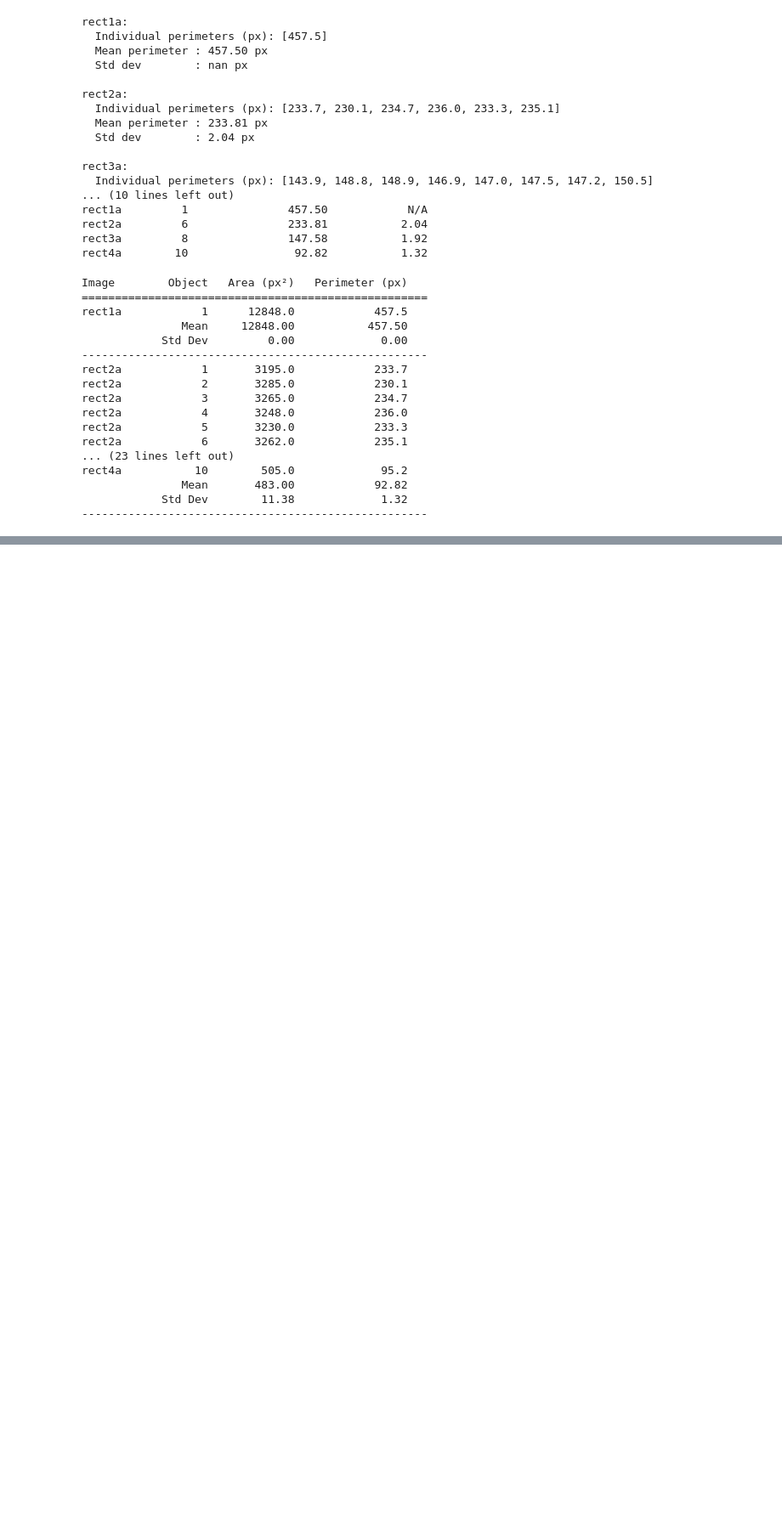
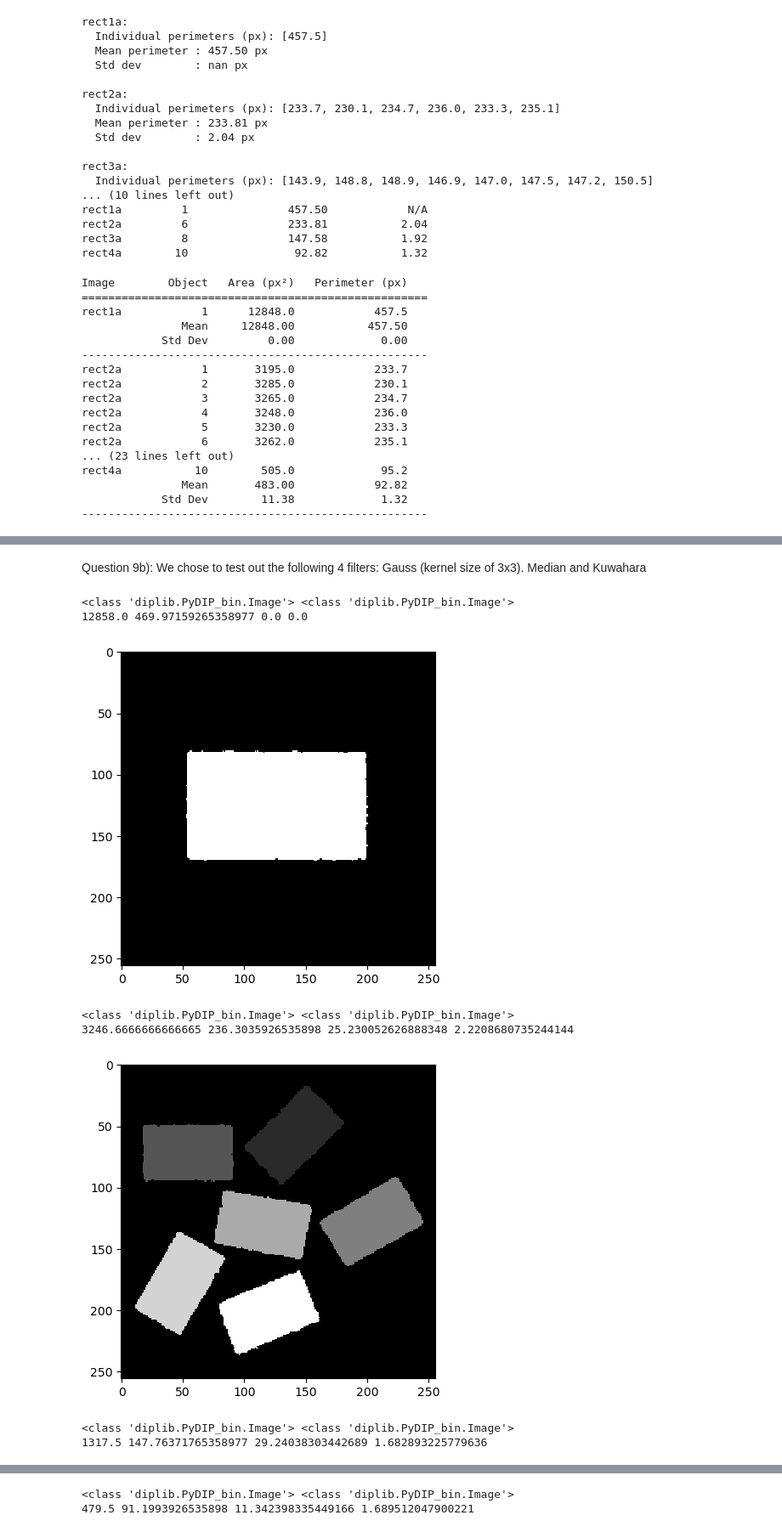
Before and after one commit to watchthedoge/Microscopy_hw, a Jupyter notebook: jupyter.ipynb, the cells around one changed output, grey strips where cells are left out. Shown at 85% size. Drawn from its saved outputs; the diff is of its cells as text; code cells hidden in the pictures; blank space fills up the shorter version.

```diff
--- a/jupyter.ipynb
+++ b/jupyter.ipynb
@@ -269,0 +417,17 @@ rect4a            92.82       1.32        9.6345       0.0143
+# %%
+# Series B and C filenames
+filenames_b = {
+    'rect1b': 'rect1b.tif',
+    'rect2b': 'rect2b.tif',
+    'rect3b': 'rect3b.tif',
+    'rect4b': 'rect4b.tif',
+}
+filenames_c = {
+    'rect1c': 'rect1c.tif',
+    'rect2c': 'rect2c.tif',
+    'rect3c': 'rect3c.tif',
+    'rect4c': 'rect4c.tif',
+}
+
+series_b = {name: dip.ImageRead(fname) for name, fname in filenames_b.items()}
+series_c = {name: dip.ImageRead(fname) for name, fname in filenames_c.items()}
@@ -269,0 +538,43 @@ rect4a            92.82       1.32        9.6345       0.0143
+# %% [markdown]
+Question 9b): We chose to test out the following 4 filters: Gauss (kernel size of 3x3). Median and Kuwahara
+# %%
+file_names_a = ['rect1b.tif', 'rect2b.tif', 'rect3b.tif',"rect4b.tif" ]
+for image in file_names_a:
+
+    a = dip.ImageRead(image)
+    a = dip.MedianFilter(a, kernel=5)
+    #number_th = dip.IsodataThreshold(hist)
+    #a_array = np.asarray(a)
+    threshold = ~dip.IsodataThreshold(a)
+
+    labeled = dip.Label(threshold,minSize=100)
+    labeled_array= np.asanyarray(labeled)
+    #print(np.max(labeled_array))
+    print(type(labeled),type(a))
+    #a=a>number_t1
+    measure_size = dip.MeasurementTool.Measure(labeled,a,["Size"])
+    measure_perimeter = dip.MeasurementTool.Measure(labeled,a,["Perimeter"])
+    size_array = np.asarray(measure_size)
+
+    perimeter_array = np.asanyarray(measure_perimeter)
+
+    #calculate average perimeters
+    mean_perimeter = np.mean(perimeter_array)
+
+    #
+    std_perimeter = np.std(perimeter_array)
+
+
+    mean_size = np.mean(size_array)
+    std_size = np.std(size_array)
+    print (mean_size,mean_perimeter,std_size,std_perimeter)
+    labeled.Show()
+# %% [output]
+<class 'diplib.PyDIP_bin.Image'> <class 'diplib.PyDIP_bin.Image'>
+12858.0 469.97159265358977 0.0 0.0
+[figure, added]
+<class 'diplib.PyDIP_bin.Image'> <class 'diplib.PyDIP_bin.Image'>
+3246.6666666666665 236.3035926535898 25.230052626888348 2.2208680735244144
+[figure, added]
+<class 'diplib.PyDIP_bin.Image'> <class 'diplib.PyDIP_bin.Image'>
+1317.5 147.76371765358977 29.24038303442689 1.682893225779636
@@ -269,0 +582,2 @@ rect4a            92.82       1.32        9.6345       0.0143
+<class 'diplib.PyDIP_bin.Image'> <class 'diplib.PyDIP_bin.Image'>
+479.5 91.1993926535898 11.342398335449166 1.689512047900221
```
Also changed, not shown: parts of 24 cells of this notebook.
